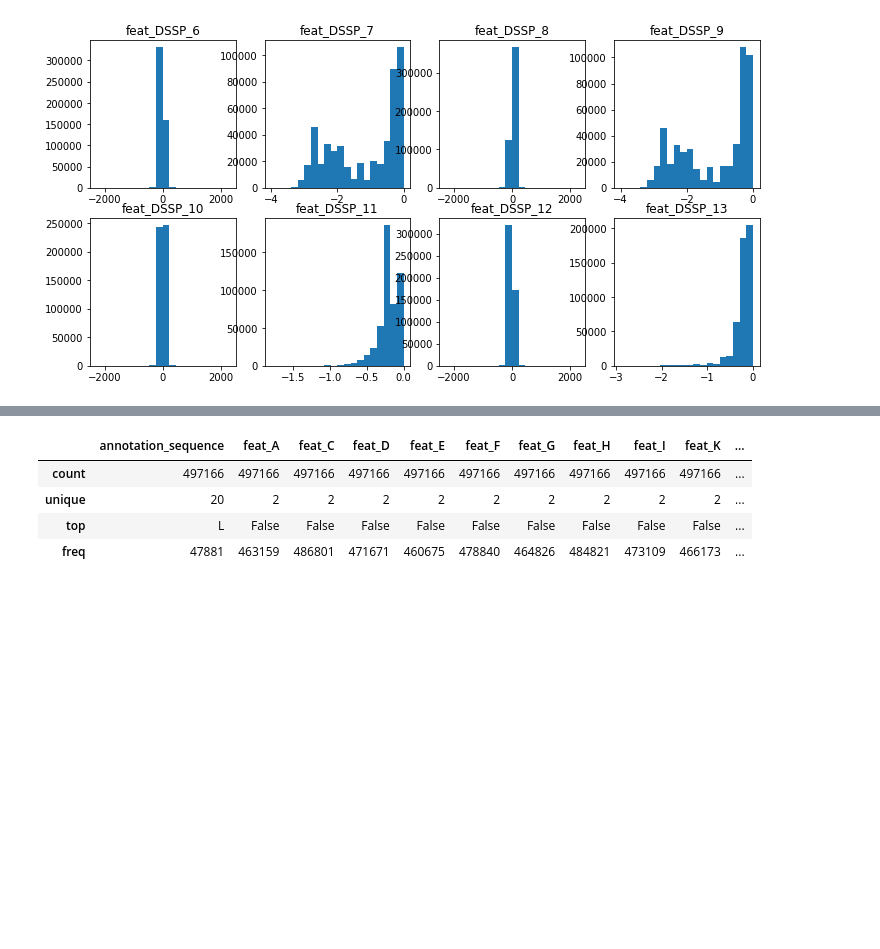
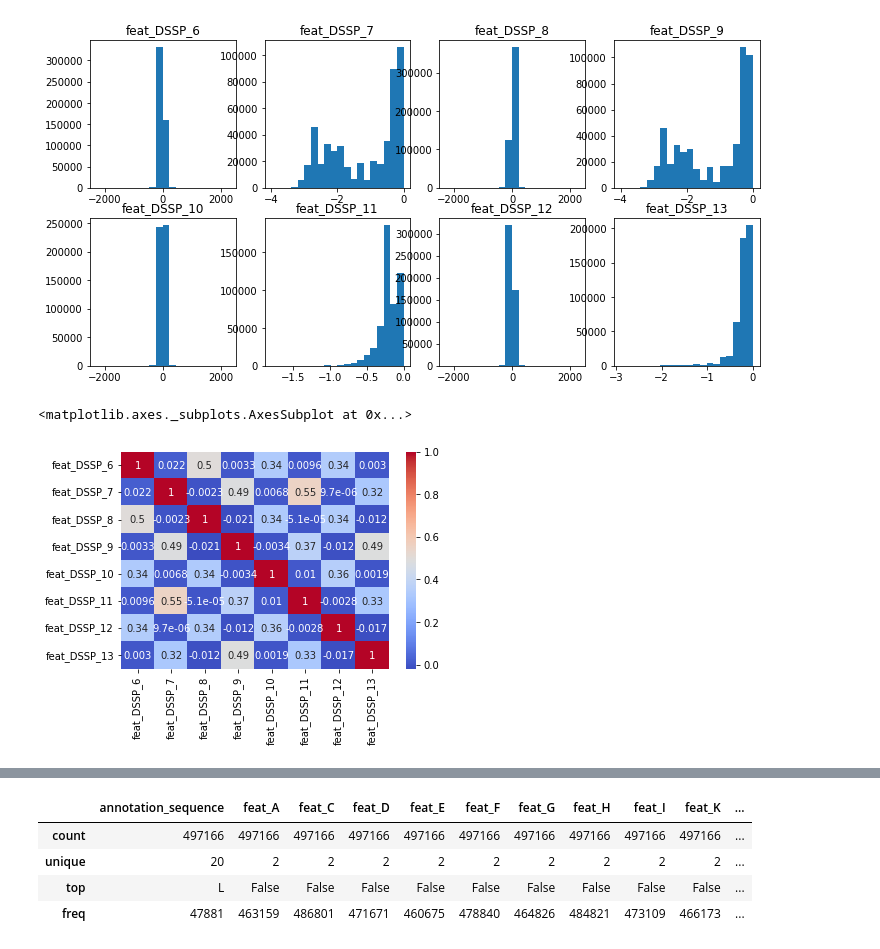
Before and after one commit to Peter-Hou/Predicting-Drug-Binding-Sites-in-Human-Proteins, a Jupyter notebook: model building/Predicting_Drug_Binding_Sites_in_Human_Proteins.ipynb, the cells around one changed output, grey strips where cells are left out. Cells and saved outputs as stored; diff of their text form; code cells hidden in the pictures; blank space fills up the shorter version.

```diff
--- a/model building/Predicting_Drug_Binding_Sites_in_Human_Proteins.ipynb
+++ b/model building/Predicting_Drug_Binding_Sites_in_Human_Proteins.ipynb
@@ -259,3 +257,9 @@ for i in range(6, 14):
 plt.show()
 # %% [output]
 [figure]
+# %%
+corr_matrix = df_train[[f'feat_DSSP_{i}' for i in range(6, 14)]].corr()
+sns.heatmap(corr_matrix, cmap = 'coolwarm', annot = True)
+# %% [output]
+<matplotlib.axes._subplots.AxesSubplot at 0x...>
+[figure, added]
```
Also changed, not shown: parts of 25 cells of this notebook.
